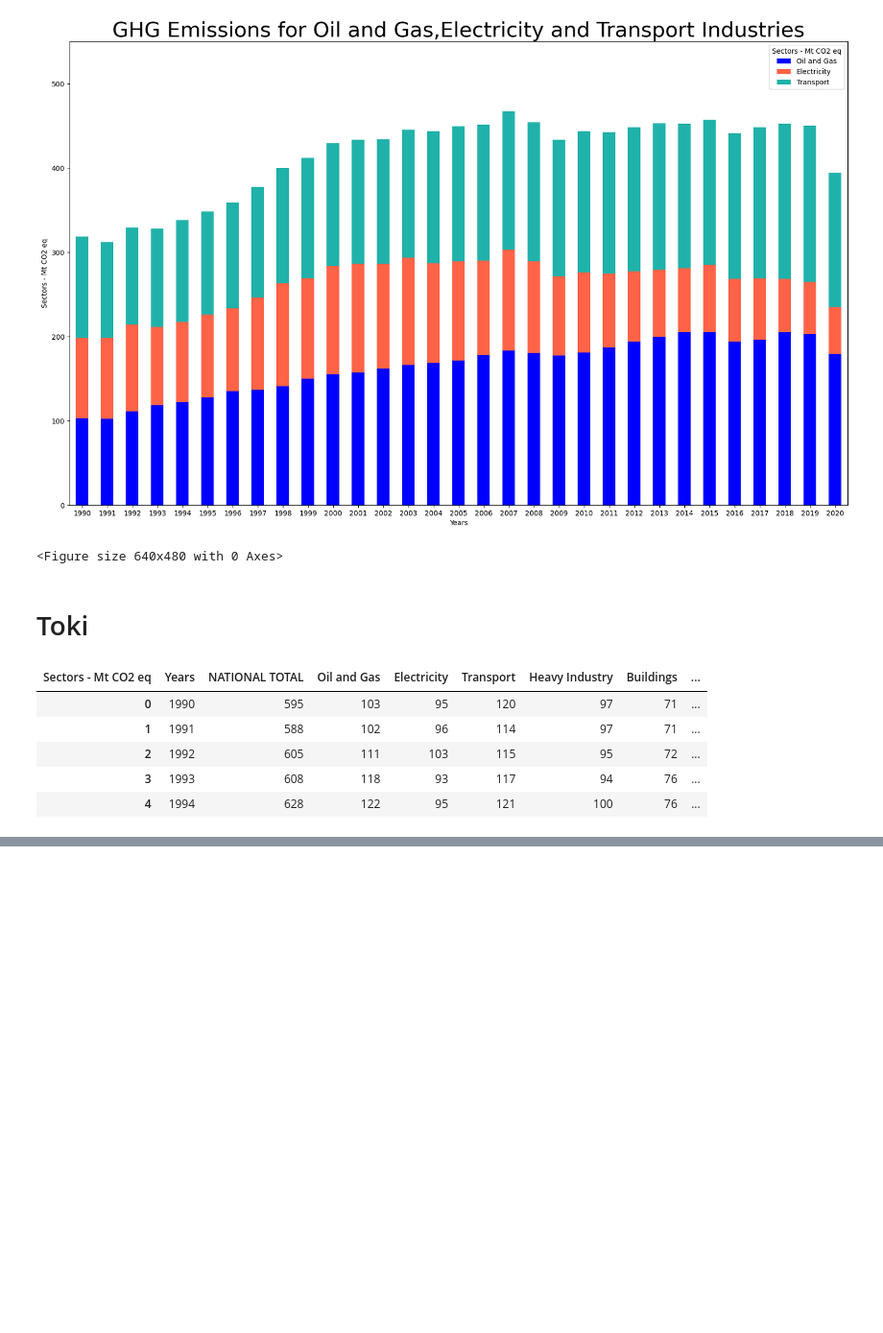
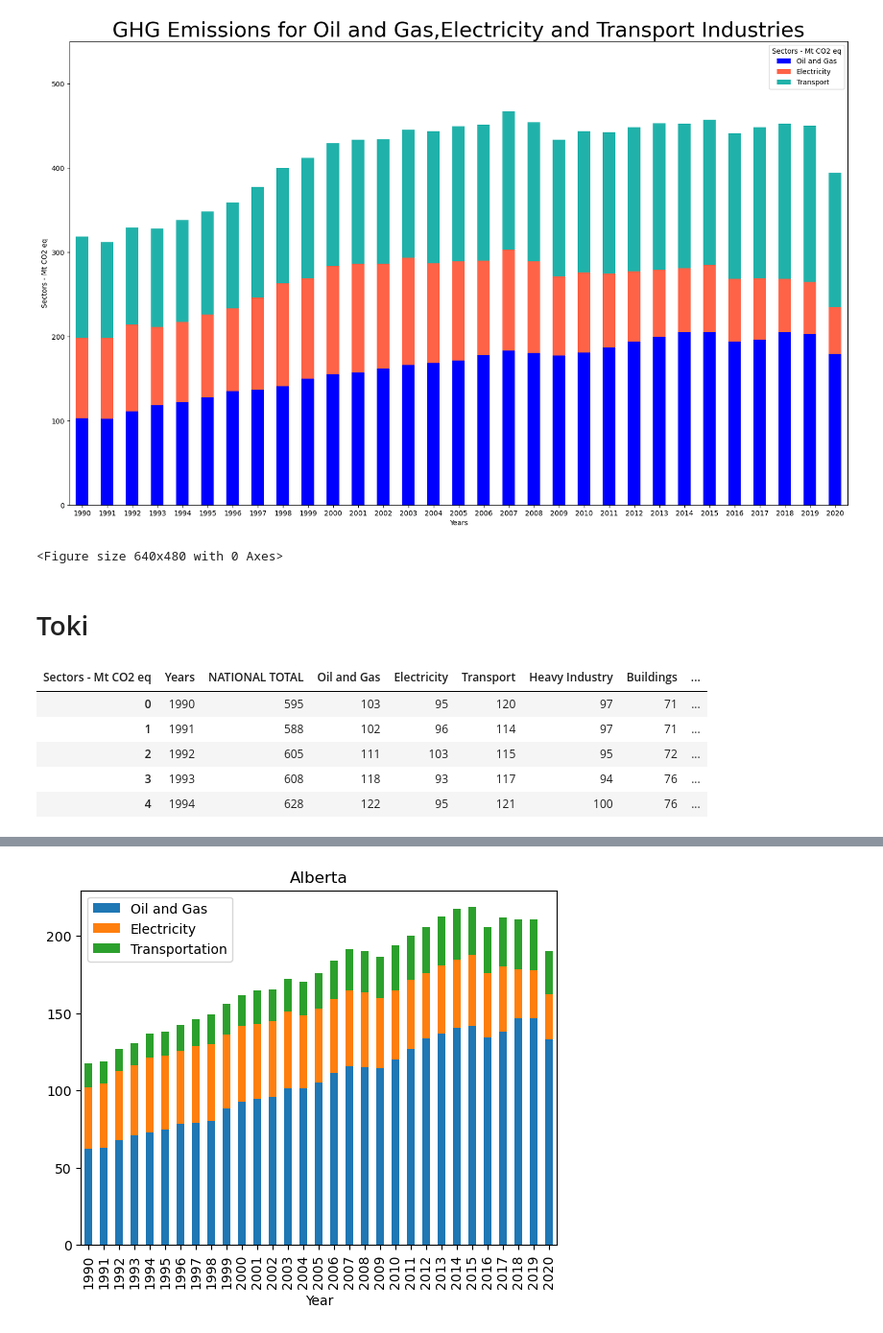
Before and after one commit to fabiomarcullo/Project_1_Climate_Action_Goals, a Jupyter notebook: Project_Sustainability_Data.ipynb, the cells around one changed output, grey strips where cells are left out. Shown: that part at 96% size. Saved outputs shown, nothing was run; the diff lists cells and outputs as text; code cells hidden in the pictures; blank space fills up the shorter version.

```diff
--- a/Project_Sustainability_Data.ipynb
+++ b/Project_Sustainability_Data.ipynb
@@ -432,0 +388,83 @@ plt.show()
+# %%
+#AB's, ON's, and QC's GHG emission per industry (Oil and Gas, Electricity, and Transportation)
+
+ab1 = provices_result.loc[(provices_result['Region'] == 'Alberta')]
+ab2 = ab1.loc[(ab1['Source'] == 'Provincial Inventory Total')
+                    | (ab1['Source'] == 'Oil and Gas') | (ab1['Source'] == 'Electricity')
+                    | (ab1['Source'] == 'Transport')
+                   ]
+
+ab_oilgas_df = ab2.loc[ab2['Source'] == 'Oil and Gas']
+ab_elect_df = ab2.loc[ab2['Source'] == 'Electricity']
+ab_transp_df = ab2.loc[ab2['Source'] == 'Transport']
+
+ab_oilgas_cln = ab_oilgas_df.drop(columns = ['Region', 'Index', 'Source', 'Unit'])
+ab_elect_cln = ab_elect_df.drop(columns = ['Region', 'Index', 'Source', 'Unit'])
+ab_transp_cln = ab_transp_df.drop(columns = ['Region', 'Index', 'Source', 'Unit'])
+
+ab_oilgas = ab_oilgas_cln.rename(columns = {'CO2eq' : 'Oil and Gas'}).reset_index(drop=True)
+ab_elect = ab_elect_cln.rename(columns = {'CO2eq' : 'Electricity'}).reset_index(drop=True)
+ab_transp = ab_transp_cln.rename(columns = {'CO2eq' : 'Transportation'}).reset_index(drop=True)
+
+ab_inds_merge = ab_oilgas.merge(ab_elect, on = 'Year', how = 'left')
+ab_inds_merge1 = ab_inds_merge.merge(ab_transp, on = 'Year', how = 'left')
+ab_inds_fin = ab_inds_merge1.apply(pd.to_numeric)
+
+ab_inds_plot = ab_inds_fin.plot(x = 'Year', kind = 'bar', stacked = True, title = 'Alberta')
+plt.show()
+
+print('---------------------------------------------------------------------------------------------------------')
+
+on1 = provices_result.loc[(provices_result['Region'] == 'Ontario')]
+on2 = on1.loc[(on1['Source'] == 'Provincial Inventory Total')
+                    | (on1['Source'] == 'Oil and Gas') | (on1['Source'] == 'Electricity')
+                    | (on1['Source'] == 'Transport')
+                   ]
+
+on_oilgas_df = on2.loc[on2['Source'] == 'Oil and Gas']
+on_elect_df = on2.loc[on2['Source'] == 'Electricity']
+on_transp_df = on2.loc[on2['Source'] == 'Transport']
+
+on_oilgas_cln = on_oilgas_df.drop(columns = ['Region', 'Index', 'Source', 'Unit'])
+on_elect_cln = on_elect_df.drop(columns = ['Region', 'Index', 'Source', 'Unit'])
+on_transp_cln = on_transp_df.drop(columns = ['Region', 'Index', 'Source', 'Unit'])
+
+on_oilgas = on_oilgas_cln.rename(columns = {'CO2eq' : 'Oil and Gas'}).reset_index(drop=True)
+on_elect = on_elect_cln.rename(columns = {'CO2eq' : 'Electricity'}).reset_index(drop=True)
+on_transp = on_transp_cln.rename(columns = {'CO2eq' : 'Transportation'}).reset_index(drop=True)
+
+on_inds_merge = on_oilgas.merge(on_elect, on = 'Year', how = 'left')
+on_inds_merge1 = on_inds_merge.merge(on_transp, on = 'Year', how = 'left')
+on_inds_fin = on_inds_merge1.apply(pd.to_numeric)
+
+on_inds_plot = on_inds_fin.plot(x = 'Year', kind = 'bar', stacked = True, title = 'Ontario')
+plt.show()
+
+print('---------------------------------------------------------------------------------------------------------')
+
+qc1 = provices_result.loc[(provices_result['Region'] == 'Quebec')]
+qc2 = qc1.loc[(qc1['Source'] == 'Provincial Inventory Total')
+                    | (qc1['Source'] == 'Oil and Gas') | (qc1['Source'] == 'Electricity')
+                    | (qc1['Source'] == 'Transport')
+                   ]
+
+qc_oilgas_df = qc2.loc[qc2['Source'] == 'Oil and Gas']
+qc_elect_df = qc2.loc[qc2['Source'] == 'Electricity']
+qc_transp_df = qc2.loc[qc2['Source'] == 'Transport']
+
+qc_oilgas_cln = qc_oilgas_df.drop(columns = ['Region', 'Index', 'Source', 'Unit'])
+qc_elect_cln = qc_elect_df.drop(columns = ['Region', 'Index', 'Source', 'Unit'])
+qc_transp_cln = qc_transp_df.drop(columns = ['Region', 'Index', 'Source', 'Unit'])
+
+qc_oilgas = qc_oilgas_cln.rename(columns = {'CO2eq' : 'Oil and Gas'}).reset_index(drop=True)
+qc_elect = qc_elect_cln.rename(columns = {'CO2eq' : 'Electricity'}).reset_index(drop=True)
+qc_transp = qc_transp_cln.rename(columns = {'CO2eq' : 'Transportation'}).reset_index(drop=True)
+
+qc_inds_merge = qc_oilgas.merge(qc_elect, on = 'Year', how = 'left')
+qc_inds_merge1 = qc_inds_merge.merge(qc_transp, on = 'Year', how = 'left')
+qc_inds_fin = qc_inds_merge1.apply(pd.to_numeric)
+
+qc_inds_plot = qc_inds_fin.plot(x = 'Year', kind = 'bar', stacked = True, title = 'Quebec')
+plt.show()
+# %% [output]
+[figure, added]
```
Also changed, not shown: parts of 7 cells of this notebook.
